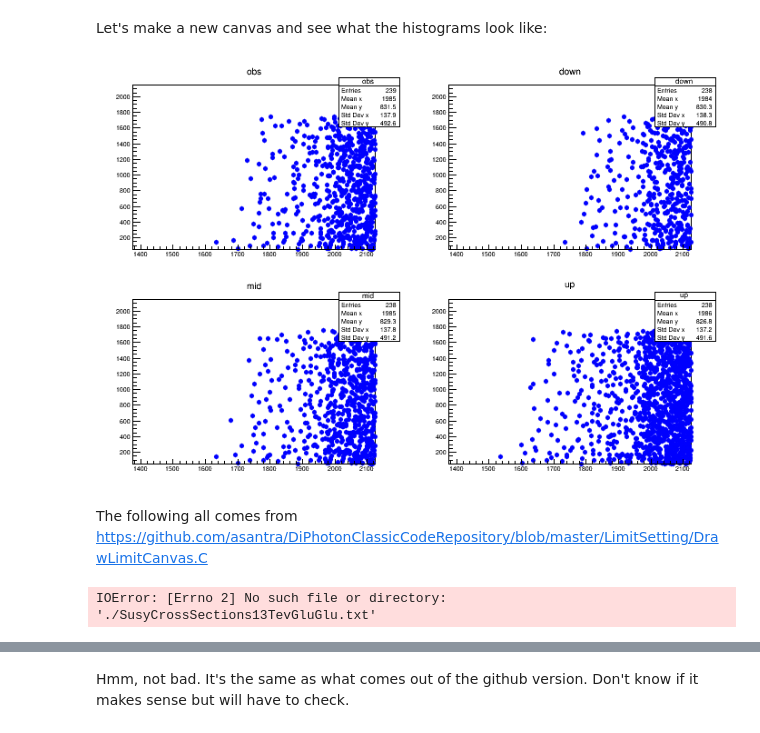
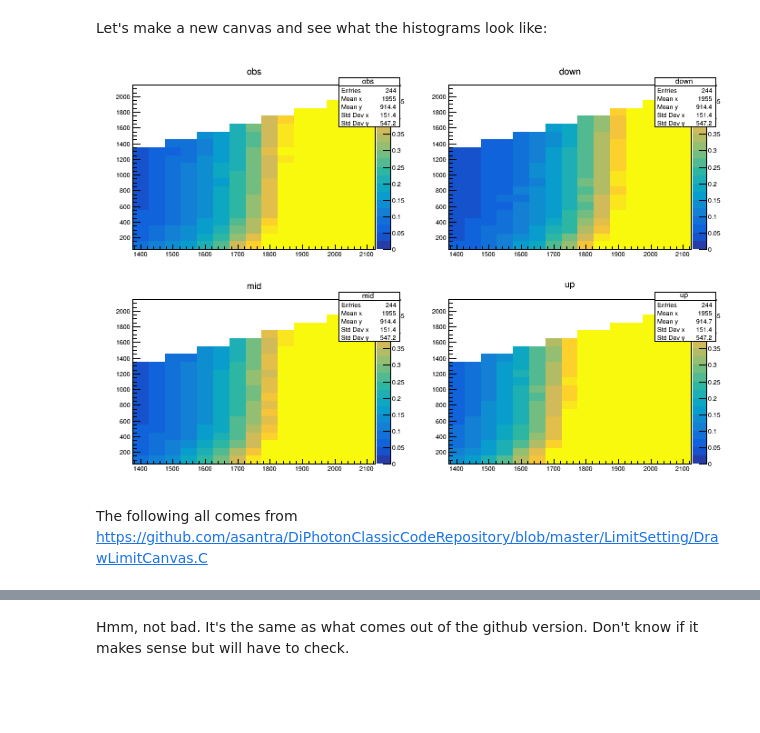
Before and after one commit to areinsvo/susydiphoton-jupyter, a Jupyter notebook: LimitSetting_T5Wg.ipynb, the cells around one changed output, grey strips where cells are left out. Drawn from its saved outputs; the diff is of its cells as text; code cells hidden in the pictures; blank space fills up the shorter version.

```diff
--- a/LimitSetting_T5Wg.ipynb
+++ b/LimitSetting_T5Wg.ipynb
@@ -269,22 +286,22 @@ Let's make a new canvas and see what the histograms look like:
 # %%
 c2 = ROOT.TCanvas()
 c2.Divide(2,2)
 
 c2.cd(1)
-hObsLim.Draw()
+hObsLim.Draw("colz")
 
 c2.cd(2)
-hExpLimDown.Draw()
+hExpLimDown.Draw("colz")
 
 c2.cd(3)
-hExpLimMid.Draw()
+hExpLimMid.Draw("colz")
 
 c2.cd(4)
-hExpLimUp.Draw()
+hExpLimUp.Draw("colz")
 
 c2.Draw()
 # %% [output]
-[figure, old version]
+[figure, new version]
 # %% [markdown]
 The following all comes from https://github.com/asantra/DiPhotonClassicCodeRepository/blob/master/LimitSetting/DrawLimitCanvas.C
 # %%
@@ -364,7 +378,7 @@ g_observedLimitLow = MakeLimitGraph(h_observedLimitLow)
 g_observedLimitHigh = MakeLimitGraph(h_observedLimitHigh)
 
 ROOT.gStyle.SetPadRightMargin(0.16)
-c_limit = ROOT.TCanvas('c_limit', '', 580, 620)
+c_limit = ROOT.TCanvas('c_limit', '', 800, 650)
 c_limit.SetLogz()
 
 red = np.array([0.5, 0.5, 1.0, 1.0, 1.0])
@@ -374,7 +388,5 @@ length = np.array([0.0, 0.34, 0.61, 0.84, 1.0])
 
 table = ROOT.TColor.CreateGradientColorTable(5, length, red, green, blue, 255)
 limitPalette = [table+i for i in range(1,255+1)]
-# %% [output]
-IOError: [Errno 2] No such file or directory: './SusyCrossSections13TevGluGlu.txt'
 # %%
 h_xSecLimit.GetXaxis().SetTitle('M_{#tilde{g}} (GeV)')
```
Also changed, not shown: parts of 8 cells of this notebook.
